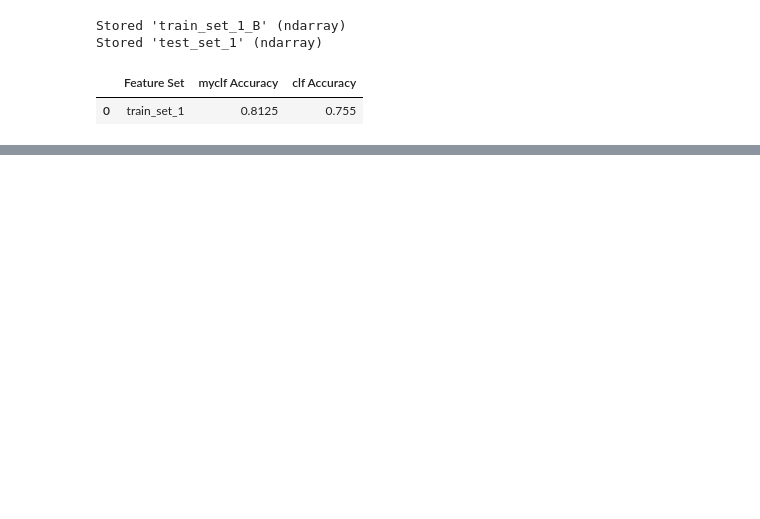
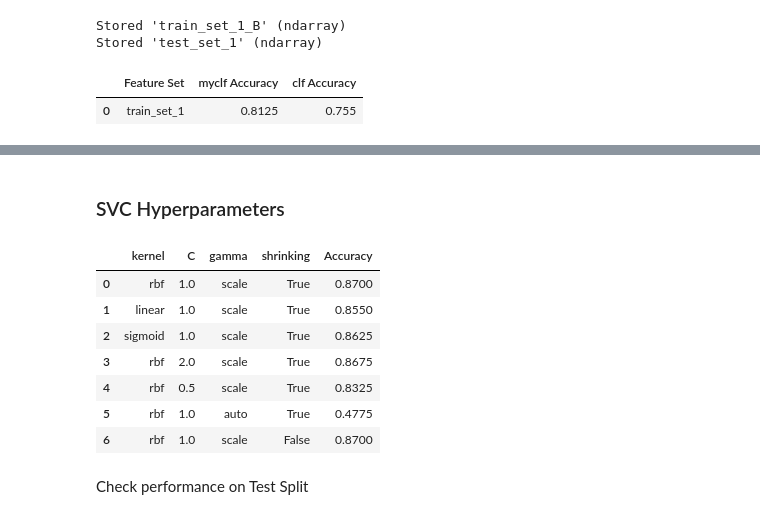
Before and after one commit to LChilvers05/NLP_Sentiment_Analysis, a Jupyter notebook: assignment.ipynb, the cells around one changed output, grey strips where cells are left out. Cells and saved outputs as stored; diff of their text form; code cells hidden in the pictures; blank space fills up the shorter version.

```diff
--- a/assignment.ipynb
+++ b/assignment.ipynb
@@ -394,6 +406,0 @@ Check with SGD and SVC classifiers
-# %%
-clf = SGDClassifier(loss='log', random_state=42)  # 'log' for logistic regression (binary classification)
-clf.fit(train_set_1_ONE_HOT, y_train)
-
-predictions = clf.predict(dev_set_1_ONE_HOT)
-accuracy_score(y_dev, predictions)
@@ -402,6 +406,0 @@ accuracy_score(y_dev, predictions)
-# %%
-clf = SVC(kernel='linear', C=1.0, random_state=42)
-clf.fit(train_set_1_ONE_HOT, y_train)
-
-predictions = clf.predict(dev_set_1_ONE_HOT)
-accuracy_score(y_dev, predictions)
@@ -409,0 +486,45 @@ accuracy_score(y_dev, predictions)
+# %% [markdown]
+<h3>SVC Hyperparameters</h3>
+# %%
+%store -r train_set_5_ONE_HOT
+%store -r dev_set_5_ONE_HOT
+
+hyperparams = [
+    {'kernel': 'rbf', 'C': 1.0, 'gamma': 'scale', 'shrinking': True},
+    {'kernel': 'linear', 'C': 1.0, 'gamma': 'scale', 'shrinking': True},
+    {'kernel': 'sigmoid', 'C': 1.0, 'gamma': 'scale', 'shrinking': True},
+    {'kernel': 'rbf', 'C': 2.0, 'gamma': 'scale', 'shrinking': True},
+    {'kernel': 'rbf', 'C': 0.5, 'gamma': 'scale', 'shrinking': True},
+    {'kernel': 'rbf', 'C': 1.0, 'gamma': 'auto', 'shrinking': True},
+    {'kernel': 'rbf', 'C': 1.0, 'gamma': 'scale', 'shrinking': False},
+]
+
+data_frame = pd.DataFrame(columns=['kernel', 'C', 'gamma', 'shrinking', 'Accuracy'])
+
+for hyperparam in hyperparams:
+    svc = SVC(
+        kernel=hyperparam['kernel'],
+        C=hyperparam['C'],
+        gamma=hyperparam['gamma'],
+        shrinking=hyperparam['shrinking'],
+        random_state=42
+    )
+    svc.fit(train_set_5_ONE_HOT, y_train)
+    svc_preds = svc.predict(dev_set_5_ONE_HOT)
+    svc_accuracy = accuracy_score(svc_preds, y_dev)
+
+    hyperparam['Accuracy'] = svc_accuracy
+    data_frame = data_frame.append(hyperparam, ignore_index=True)
+
+data_frame
+# %% [output]
+|  | kernel | C | gamma | shrinking | Accuracy |
+| 0 | rbf | 1.0 | scale | True | 0.8700 |
+| 1 | linear | 1.0 | scale | True | 0.8550 |
+| 2 | sigmoid | 1.0 | scale | True | 0.8625 |
+| 3 | rbf | 2.0 | scale | True | 0.8675 |
+| 4 | rbf | 0.5 | scale | True | 0.8325 |
+| 5 | rbf | 1.0 | auto | True | 0.4775 |
+| 6 | rbf | 1.0 | scale | False | 0.8700 |
+# %% [markdown]
+Check performance on Test Split
```
Also changed, not shown: parts of 26 cells of this notebook, 3 other files.
